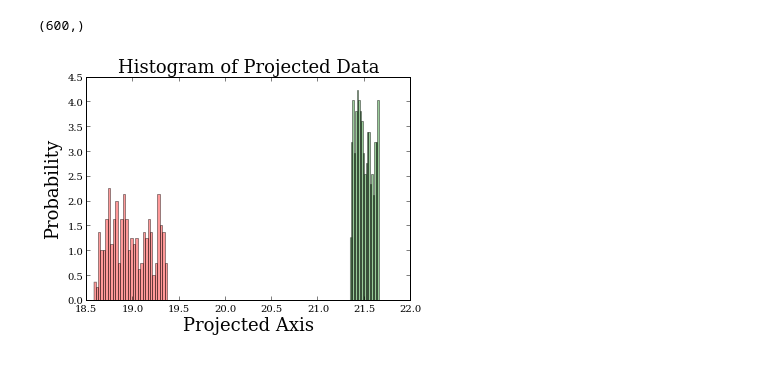
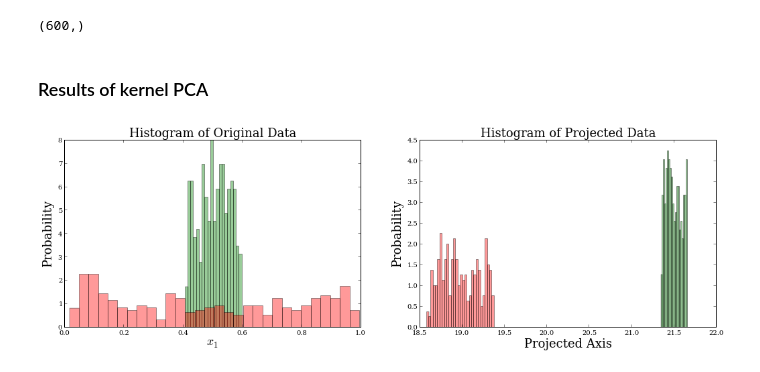
Before and after one commit to freephys/pattern_recognition, a Jupyter notebook: ComponentAnalysis.ipynb, the cells around one changed output. Saved outputs shown, nothing was run; the diff lists cells and outputs as text; code cells hidden in the pictures.

```diff
--- a/ComponentAnalysis.ipynb
+++ b/ComponentAnalysis.ipynb
@@ -258,14 +256,32 @@ dnl_kpca_hist = np.histogram(dnl_kpca_projected, 50)
+# %% [markdown]
+<a id="kpca-results"></a>
+### Results of kernel PCA
 # %%
 %matplotlib inline
 
+plt.figure(1)
+fig = matplotlib.pyplot.gcf()
+fig.set_size_inches(18,5)
+
+plt.subplot(121)
+n, bins, patches = plt.hist(d_nl[0:299,0], 20, normed=1, facecolor='green', alpha=0.4)
+n, bins, patches = plt.hist(d_nl[300:599,0], 30, normed=1, facecolor='red', alpha=0.4)
+plt.xlabel('$x_1$', fontsize=18)
+plt.ylabel('Probability', fontsize=18)
+plt.title(r'Histogram of Original Data', fontsize=18)
+
+# Tweak spacing to prevent clipping of ylabel
+plt.subplots_adjust(left=0.15)
+
+plt.subplot(122)
 n, bins, patches = plt.hist(dnl_kpca_projected[0:299], 20, normed=1, facecolor='green', alpha=0.4)
 n, bins, patches = plt.hist(dnl_kpca_projected[300:599], 30, normed=1, facecolor='red', alpha=0.4)
 plt.xlabel('Projected Axis', fontsize=18)
 plt.ylabel('Probability', fontsize=18)
 plt.title(r'Histogram of Projected Data', fontsize=18)
 
 # Tweak spacing to prevent clipping of ylabel
 plt.subplots_adjust(left=0.15)
 plt.show()
 # %% [output]
-[figure, old version]
+[figure, new version]
```
Also changed, not shown: parts of 1 cell of this notebook.
